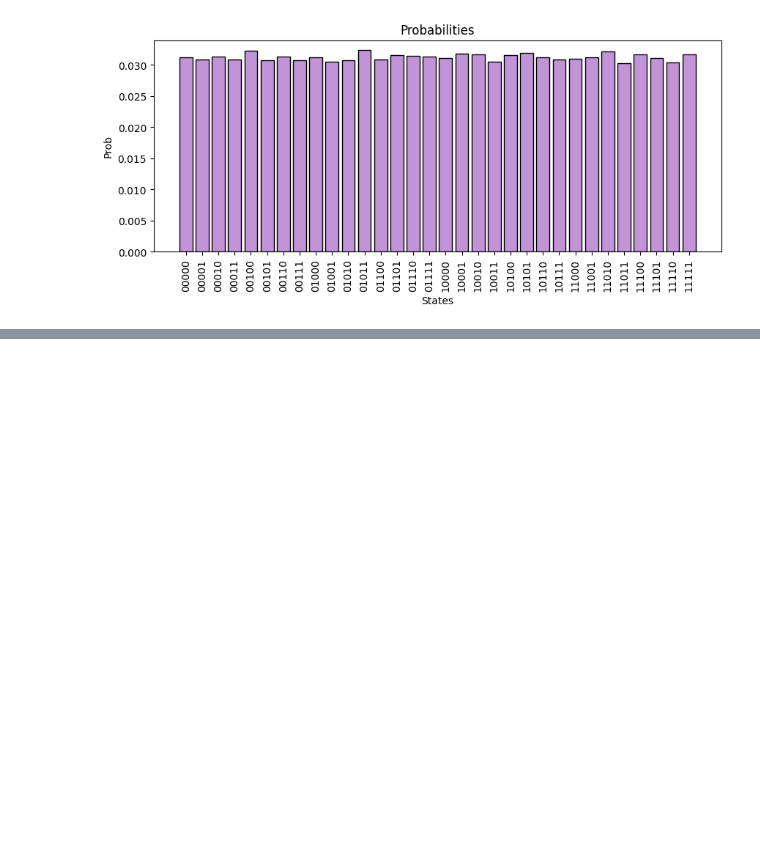
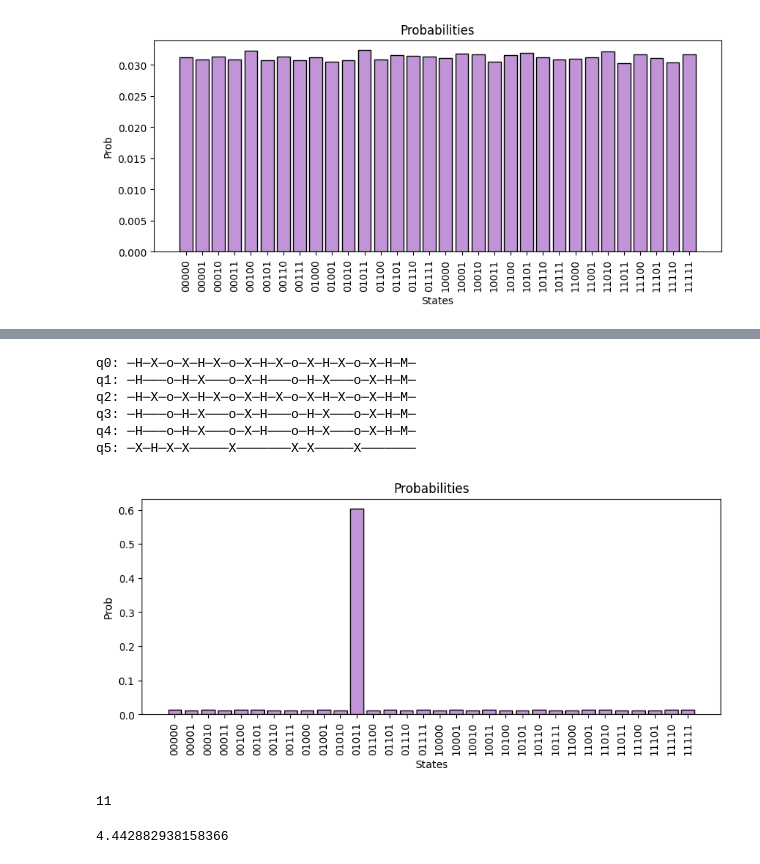
Before and after one commit to gabrielefrn/qc-minicourse, a Jupyter notebook: Grover.ipynb, the cells around one changed output, grey strips where cells are left out. Cells and saved outputs as stored; diff of their text form; code cells hidden in the pictures; blank space fills up the shorter version.

```diff
--- a/Grover.ipynb
+++ b/Grover.ipynb
@@ -210,0 +244,40 @@ def build_diffusion_operator(n):
+# %%
+#build grover circuit with nsteps = 2
+
+c = build_grover(n, 2)
+
+#draw
+print(c.draw())
+# %% [output]
+q0: ─H─X─o─X─H─X─o─X─H─X─o─X─H─X─o─X─H─M─
+q1: ─H───o─H─X───o─X─H───o─H─X───o─X─H─M─
+q2: ─H─X─o─X─H─X─o─X─H─X─o─X─H─X─o─X─H─M─
+q3: ─H───o─H─X───o─X─H───o─H─X───o─X─H─M─
+q4: ─H───o─H─X───o─X─H───o─H─X───o─X─H─M─
+q5: ─X─H─X─X─────X───────X─X─────X───────
+# %%
+plotscripts.plot_grover_probabilities(c, nshots)
+# %% [output]
+[figure, added]
+# %%
+#collect the frequencies
+
+frequencies = c(nshots=1000).frequencies()
+
+#write the corresponding probabilities dividing by nshots
+probabilities = []
+for bitstrings in frequencies:
+  probabilities.append(frequencies[bitstrings]/1000)
+
+#save index corresponding to max probability and show the corresponding name
+index = np.argmax(probabilities)
+
+print(index)
+# %% [output]
+11
+# %%
+#compute de optimal number of iteratuins
+opt = (np.pi/4) * np.sqrt(2**n)
+print(opt)
+# %% [output]
+4.442882938158366
```
Also changed, not shown: parts of 5 cells of this notebook.
